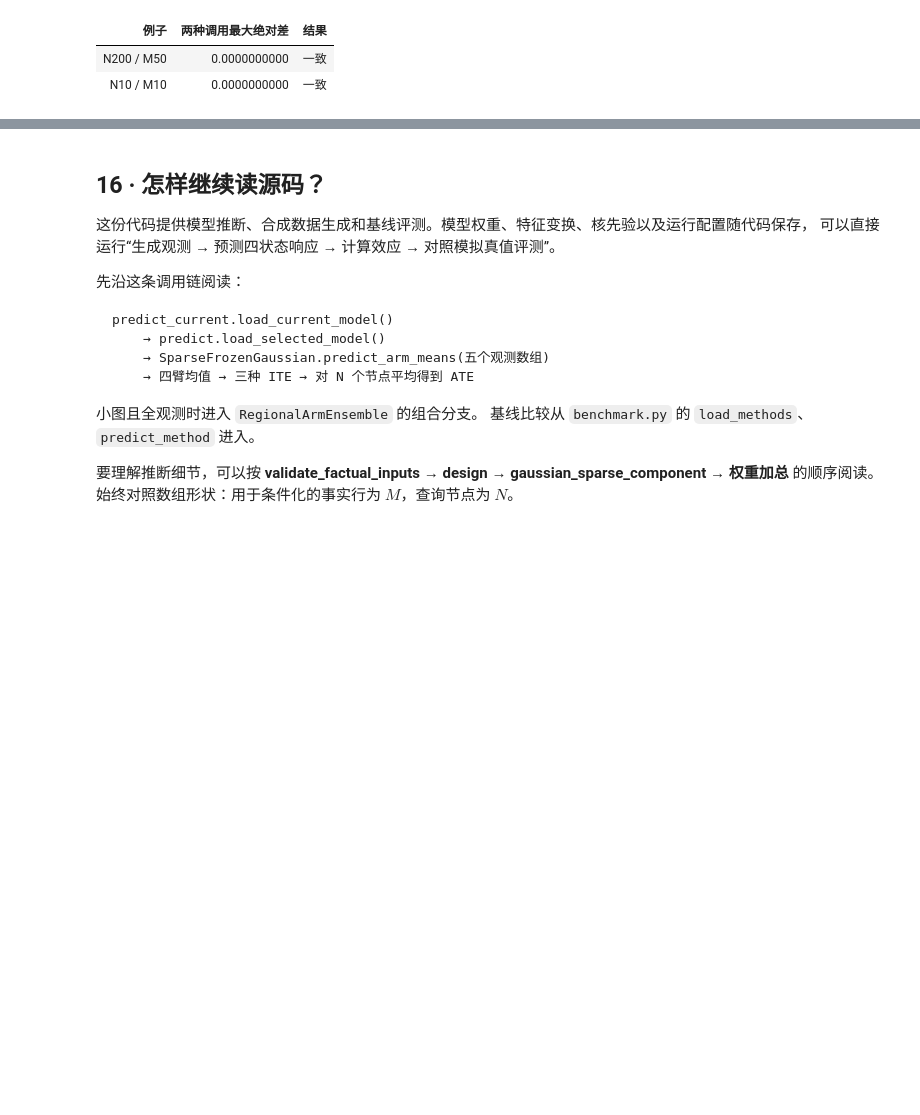
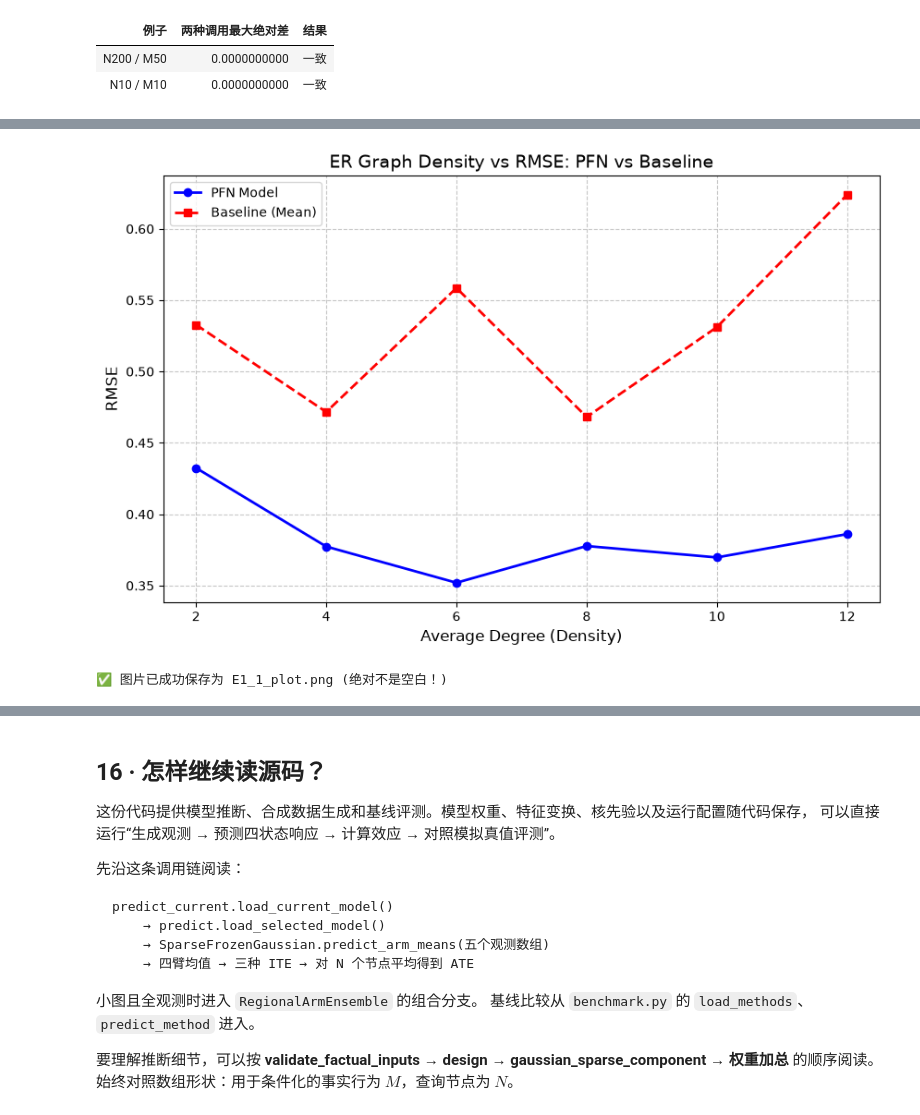
Before and after one commit to Erkennenden/causalpfn-student, a Jupyter notebook: iPFN_demo/notebooks/current_ipfn_student_walkthrough.ipynb, the cells around one changed output, grey strips where cells are left out. Drawn from its saved outputs; the diff is of its cells as text; code cells hidden in the pictures; blank space fills up the shorter version.

```diff
--- a/iPFN_demo/notebooks/current_ipfn_student_walkthrough.ipynb
+++ b/iPFN_demo/notebooks/current_ipfn_student_walkthrough.ipynb
@@ -884,0 +1011,29 @@ Current iPFN: N=10 m=10; route=regional calibrated ensemble
+# %%
+# 重新建一个干净的画图环境
+import matplotlib.pyplot as plt
+import pandas as pd
+
+# 1. 读取你刚才跑出来的 CSV 数据
+df = pd.read_csv('E1_1_results.csv')
+degrees = df['Average_Degree'].tolist()
+pfn_rmse = df['PFN_RMSE'].tolist()
+base_rmse = df['Baseline_RMSE'].tolist()
+
+# 2. 画图
+plt.figure(figsize=(10, 6))
+plt.plot(degrees, pfn_rmse, marker='o', linestyle='-', color='b', linewidth=2, label='PFN Model')
+plt.plot(degrees, base_rmse, marker='s', linestyle='--', color='r', linewidth=2, label='Baseline (Mean)')
+plt.title("ER Graph Density vs RMSE: PFN vs Baseline", fontsize=14)
+plt.xlabel("Average Degree (Density)", fontsize=12)
+plt.ylabel("RMSE", fontsize=12)
+plt.grid(True, linestyle='--', alpha=0.7)
+plt.xticks(degrees)
+plt.legend()
+
+# 3. 核心步骤：画完立刻保存（强制不使用交互界面）
+plt.savefig('E1_1_plot.png', dpi=300, bbox_inches='tight')
+plt.show()
+print("✅ 图片已成功保存为 E1_1_plot.png (绝对不是空白！)")
+# %% [output]
+[figure, added]
+✅ 图片已成功保存为 E1_1_plot.png (绝对不是空白！)
```
Also changed, not shown: parts of 4 cells of this notebook, 4 other files.
